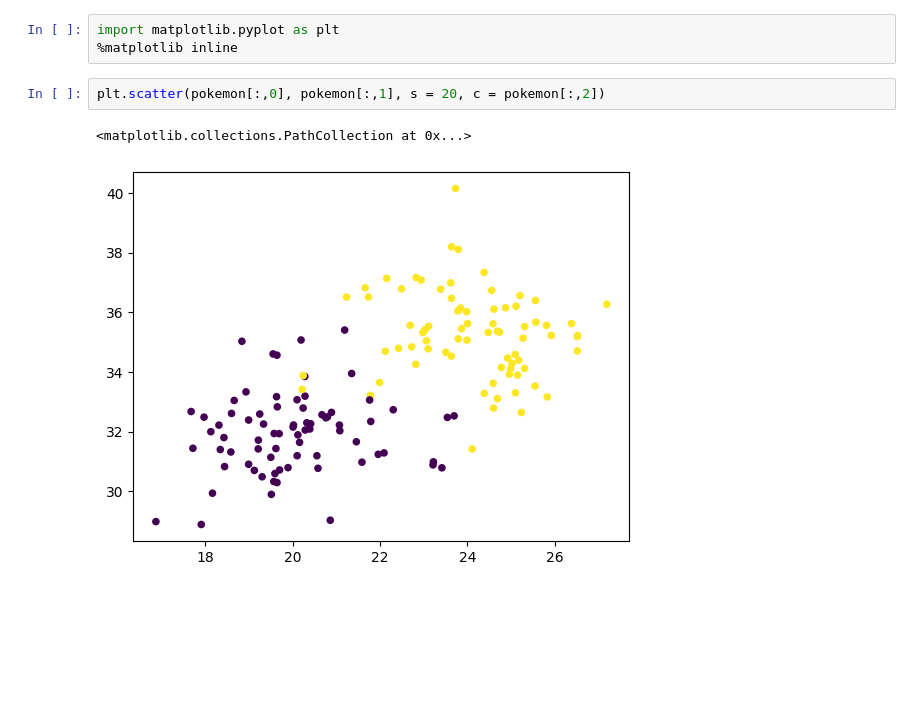
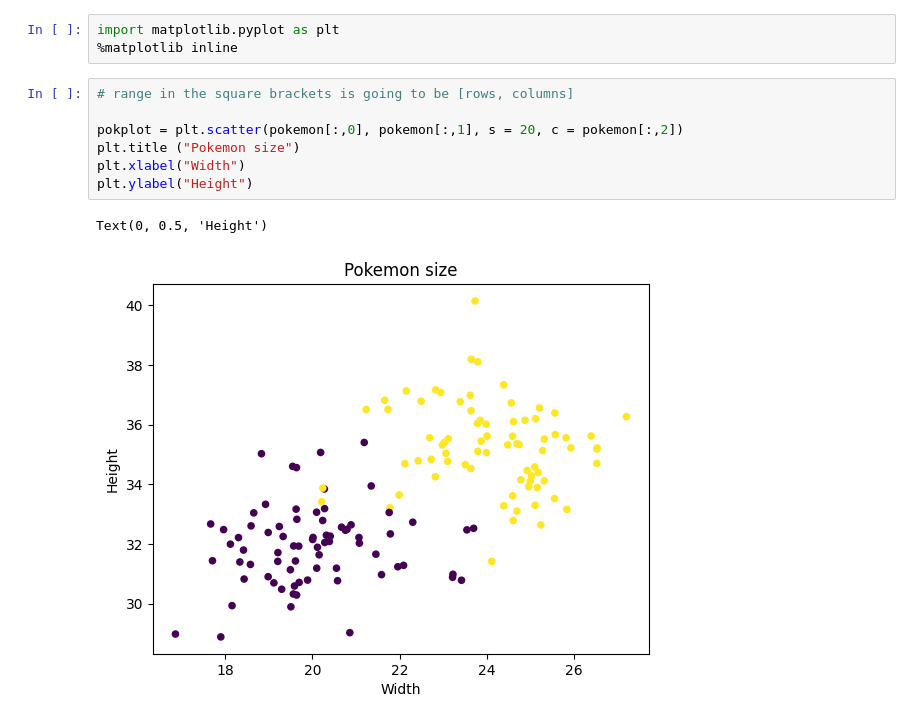
Before and after one commit to MaryKavalion/Python-Mary-Kavalionak, a Jupyter notebook: Labs/Lab 2/Lab2_PichuPikachuAlg.ipynb, the cells around one changed output. Saved outputs shown, nothing was run; the diff lists cells and outputs as text; blank space fills up the shorter version.

```diff
--- a/Labs/Lab 2/Lab2_PichuPikachuAlg.ipynb
+++ b/Labs/Lab 2/Lab2_PichuPikachuAlg.ipynb
@@ -29,8 +32,13 @@ For visualization purposes, we will plot all the data points, assigning a unique
 # %%
 import matplotlib.pyplot as plt
 %matplotlib inline
-# %%
-plt.scatter(pokemon[:,0], pokemon[:,1], s = 20, c = pokemon[:,2])
-# %% [output]
-<matplotlib.collections.PathCollection at 0x...>
-[figure, removed]
+# %%
+# range in the square brackets is going to be [rows, columns]
+
+pokplot = plt.scatter(pokemon[:,0], pokemon[:,1], s = 20, c = pokemon[:,2])
+plt.title ("Pokemon size")
+plt.xlabel("Width")
+plt.ylabel("Height")
+# %% [output]
+Text(0, 0.5, 'Height')
+[figure, added]
```
Also changed, not shown: parts of 6 cells of this notebook.
